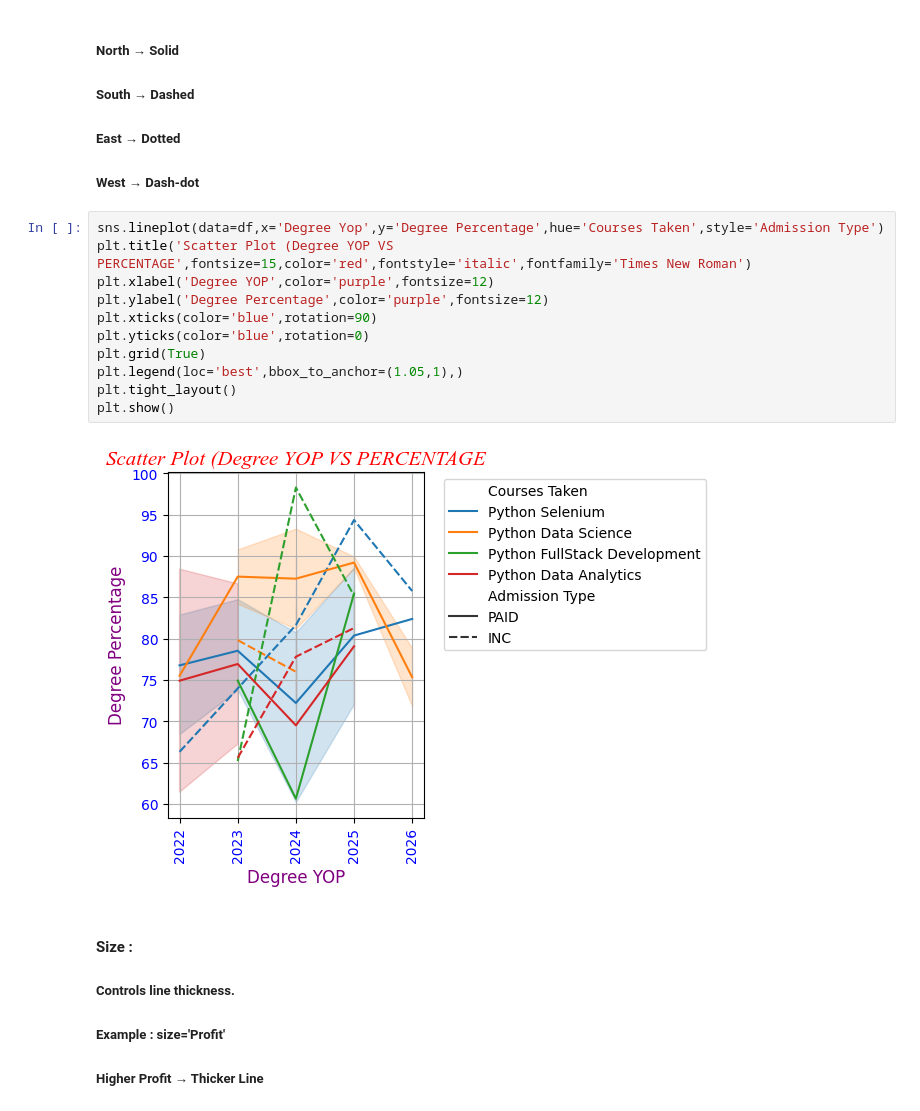
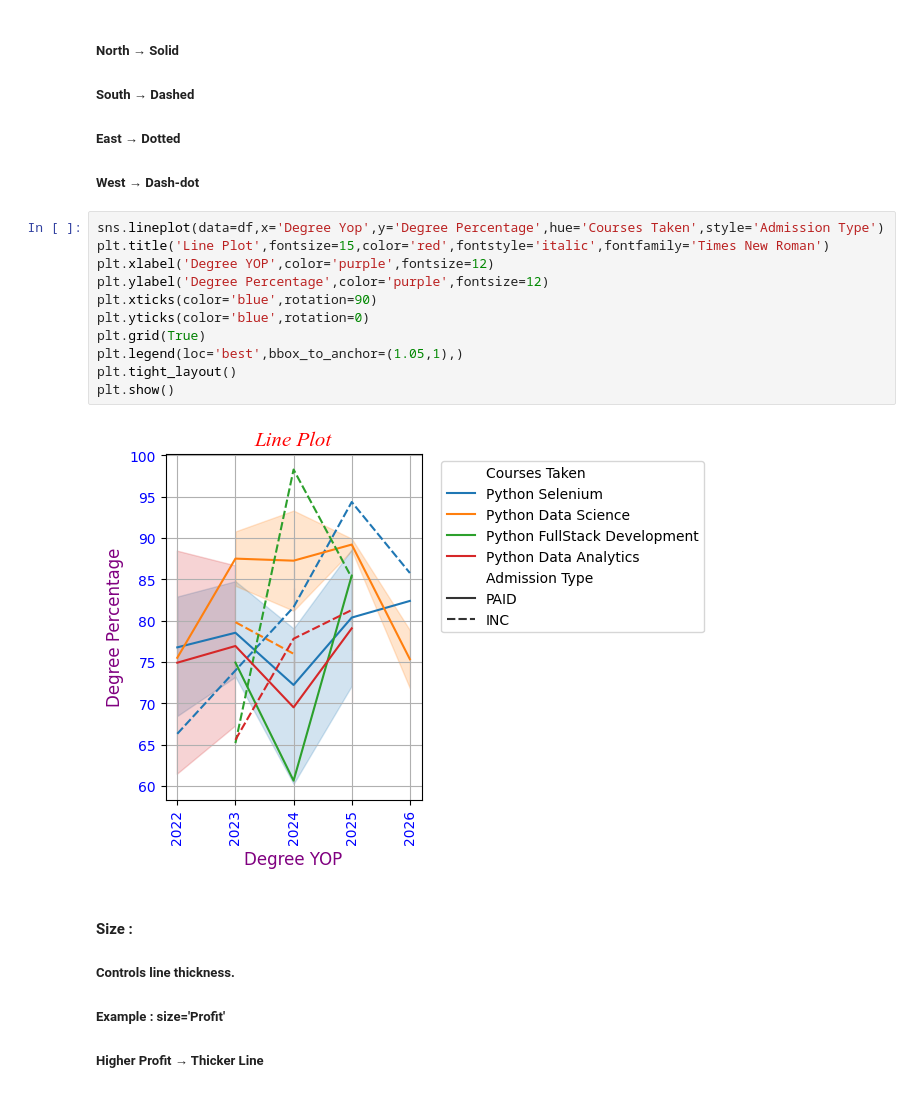
Before and after one commit to AftabYaragatti/Python-Libraries, a Jupyter notebook: Seaborn_3_Lineplot.ipynb, the cells around one changed output. Cells and saved outputs as stored; diff of their text form.

```diff
--- a/Seaborn_3_Lineplot.ipynb
+++ b/Seaborn_3_Lineplot.ipynb
@@ -174,17 +174,17 @@ plt.show()
 ##### West → Dash-dot
 # %%
 sns.lineplot(data=df,x='Degree Yop',y='Degree Percentage',hue='Courses Taken',style='Admission Type')
-plt.title('Scatter Plot (Degree YOP VS PERCENTAGE',fontsize=15,color='red',fontstyle='italic',fontfamily='Times New Roman')
+plt.title('Line Plot',fontsize=15,color='red',fontstyle='italic',fontfamily='Times New Roman')
 plt.xlabel('Degree YOP',color='purple',fontsize=12)
 plt.ylabel('Degree Percentage',color='purple',fontsize=12)
 plt.xticks(color='blue',rotation=90)
 plt.yticks(color='blue',rotation=0)
 plt.grid(True)
 plt.legend(loc='best',bbox_to_anchor=(1.05,1),)
 plt.tight_layout()
 plt.show()
 # %% [output]
-[figure, old version]
+[figure, new version]
 # %% [markdown]
 #### **Size :**
 ##### Controls line thickness.
```
Also changed, not shown: parts of 17 cells of this notebook, 2 other files.
